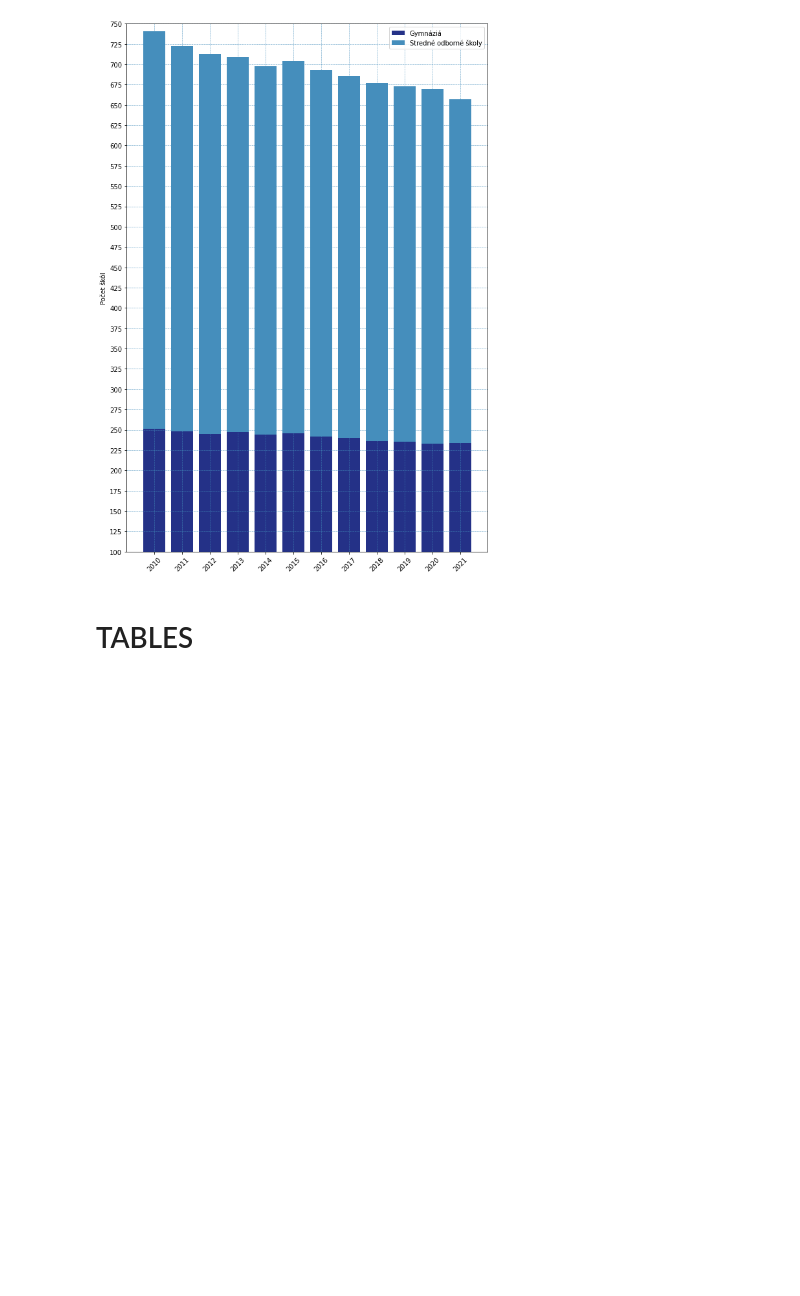
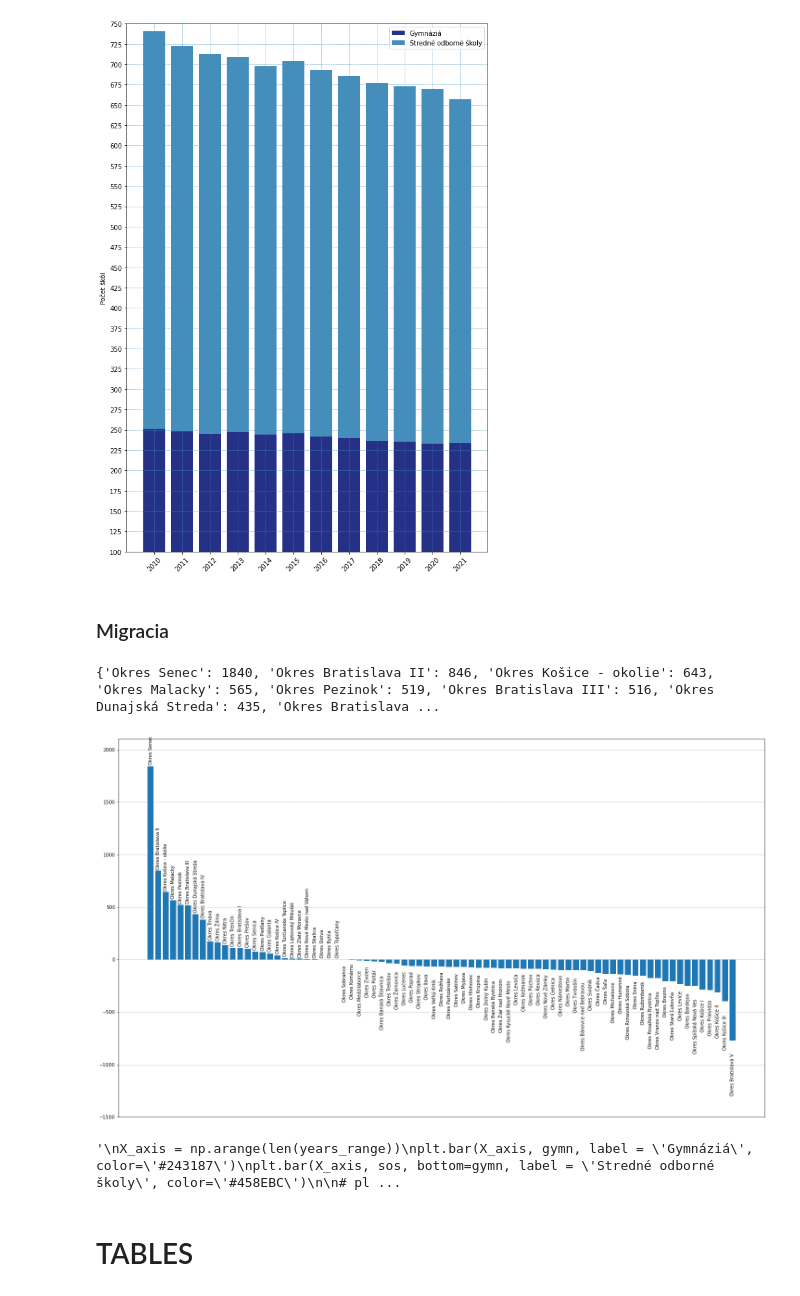
Before and after one commit to samuel-soltys/slovak-analysis, a Jupyter notebook: workbook.ipynb, the cells around one changed output. Drawn from its saved outputs; the diff is of its cells as text; code cells hidden in the pictures; blank space fills up the shorter version.

```diff
--- a/workbook.ipynb
+++ b/workbook.ipynb
@@ -721,6 +739,76 @@ plt.show()
 fig.savefig("pocet-skol-bar-casovy.png", transparent=True, dpi=300, bbox_inches = 'tight')
 # %% [output]
 [figure]
+# %% [markdown]
+### Migracia
+# %%
+# set_DPI()
+fig = plt.figure(figsize=(25, 15))
+# plt.plot(x, y)
+# plt.show()
+dicti = {}
+for i in range(79):
+    # if (years[2013]["vnutorna_migracia_pristahovani"][i] > years[2013]["vnutorna_migracia_vystahovani"][i]):
+    #     print(years[2013]["Okres"][i], years[2013]["vnutorna_migracia_pristahovani"][i] / years[2013]["vnutorna_migracia_vystahovani"][i])
+    # else:
+    #     print(years[2013]["Okres"][i] + " -" + str(years[2013]["vnutorna_migracia_vystahovani"][i] / years[2013]["vnutorna_migracia_pristahovani"][i]))
+    # print(years[2013]["Okres"][i], years[2013]["vnutorna_migracia_pristahovani"][i] - years[2013]["vnutorna_migracia_vystahovani"][i])
+    dicti[years[2012]["Okres"][i]] = years[2012]["vnutorna_migracia_pristahovani"][i] - years[2012]["vnutorna_migracia_vystahovani"][i]
+
+dicti = {k: v for k, v in reversed(sorted(dicti.items(), key=lambda item: item[1]))}
+plt.xticks(rotation=90)
+print(dicti)
+ax.annotate("Presov", xy=(0, 0), xytext=(0, 0), color='red')
+plt.grid(color = '#458EBC', linestyle = '--', linewidth = 0.5)
+pps = plt.bar(list(dicti.keys()), list(dicti.values()))
+for p in pps:
+    height = p.get_height()
+    # get index of p in pps
+    i = pps.index(p)
+    if (height > 0):
+        plt.annotate(list(dicti.keys())[i],
+            xy=(p.get_x() + p.get_width() / 2, height),
+            xytext=(0, 3), # 3 points vertical offset
+            textcoords="offset points",
+            rotation=90,
+        ha='center', va='bottom')
+    else:
+        plt.annotate(list(dicti.keys())[i],
+            xy=(p.get_x() + p.get_width() / 2, height - len(str(list(dicti.keys())[i]))*30),
+            xytext=(0, 3), # 3 points vertical offset
+            textcoords="offset points",
+            rotation=90,
+        ha='center', va='bottom')
+plt.ylim(-1500, 2100)
+plt.xticks(np.arange(2000, -800, 100))
+plt.show()
+
+fig.savefig("anomalie-velky-bar.png", transparent=True, dpi=300, bbox_inches = 'tight')
+
+"""
+X_axis = np.arange(len(years_range))
+plt.bar(X_axis, gymn, label = 'Gymnáziá', color='#243187')
+plt.bar(X_axis, sos, bottom=gymn, label = 'Stredné odborné školy', color='#458EBC')
+
+# plt.bar(X_axis - 0.2, gymn, 0.4, label = 'Gymnáziá')
+# plt.bar(X_axis + 0.2, sos, 0.4, label = 'Stredné odborné školy')
+
+plt.xticks(X_axis, years_range, rotation=45)
+plt.yticks(np.arange(0, 800, 25))
+# plt.xlabel("Rok")
+plt.ylabel("Počet škôl")
+plt.grid(color = '#458EBC', linestyle = '--', linewidth = 0.5)
+ax.ticklabel_format(style='plain')
+plt.legend(bbox_to_anchor=(1, 1))
+plt.ylim(100, 750)
+
+plt.show()
+fig.savefig("pocet-skol-bar-casovy.png", transparent=True, dpi=300, bbox_inches = 'tight')
+"""
+# %% [output]
+{'Okres Senec': 1840, 'Okres Bratislava II': 846, 'Okres Košice - okolie': 643, 'Okres Malacky': 565, 'Okres Pezinok': 519, 'Okres Bratislava III': 516, 'Okres Dunajská Streda': 435, 'Okres Bratislava ...
+[figure, added]
+'\nX_axis = np.arange(len(years_range))\nplt.bar(X_axis, gymn, label = \'Gymnáziá\', color=\'#243187\')\nplt.bar(X_axis, sos, bottom=gymn, label = \'Stredné odborné školy\', color=\'#458EBC\')\n\n# pl ...
 # %% [markdown]
 # TABLES
 # %%
```
Also changed, not shown: parts of 7 cells of this notebook.
